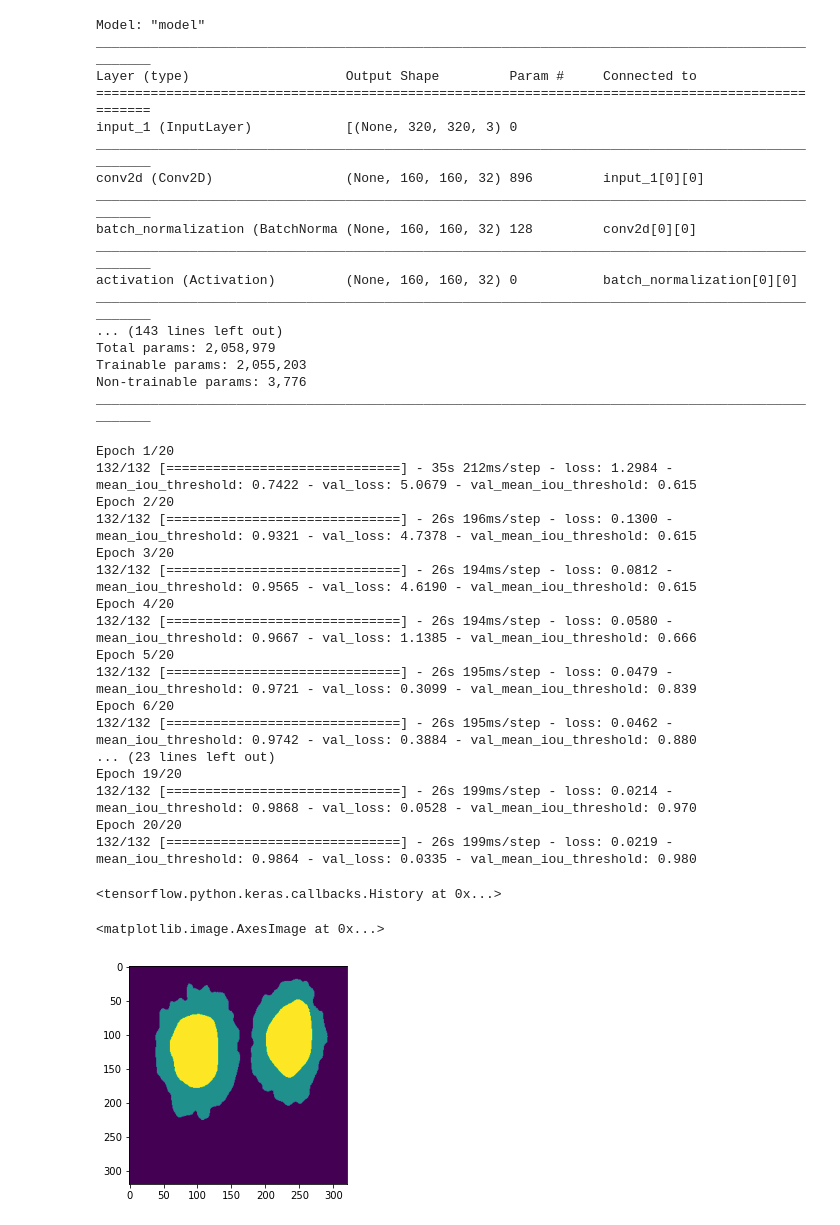
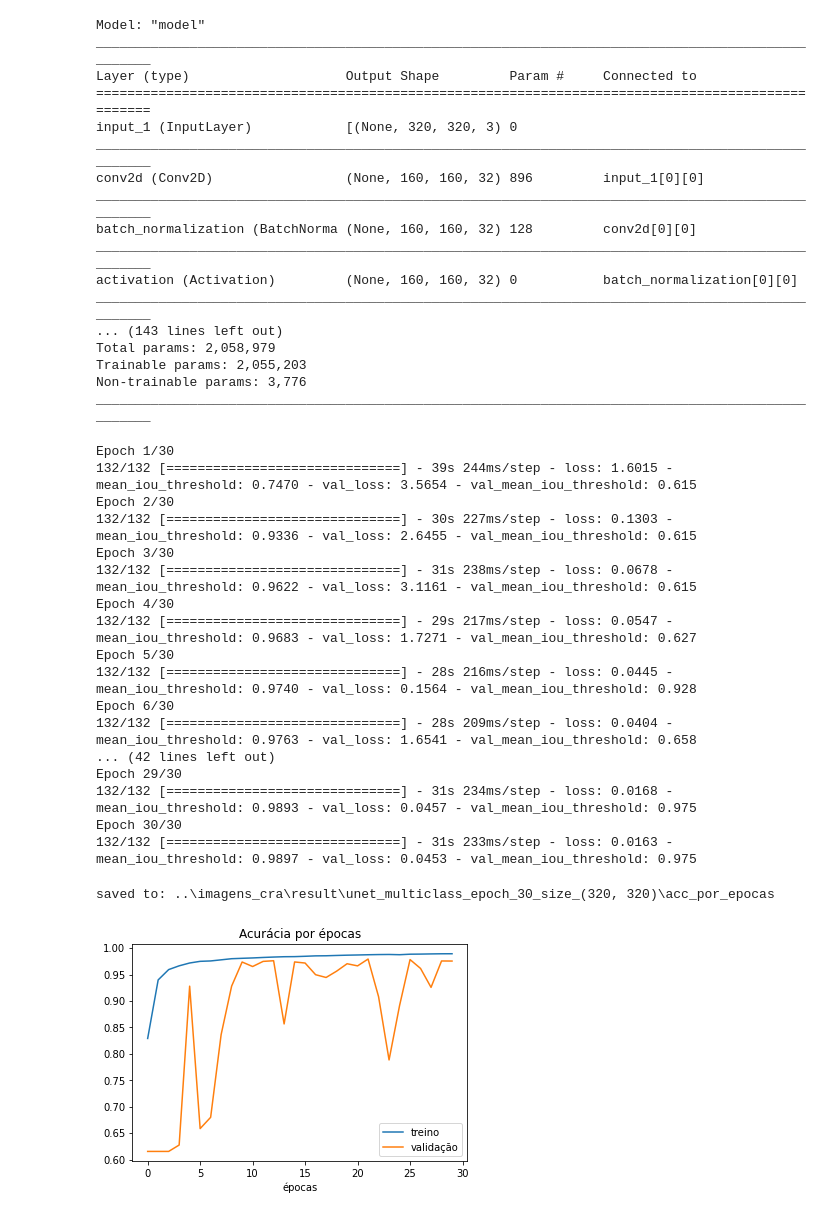
Before and after one commit to viniciusCSreis/ufu-tcc, a Jupyter notebook: Unet -cra_multiclass.ipynb, the cells around one changed output. Drawn from its saved outputs; the diff is of its cells as text; code cells hidden in the pictures.

Commit message:
fix multiclass

```diff
--- a/Unet -cra_multiclass.ipynb
+++ b/Unet -cra_multiclass.ipynb
@@ -18,7 +18,7 @@ kernel_size=(3, 3)
 padding="same"
 strides=1
 image_size = (320, 320)
-epochs = 20
+epochs = 30
 batch_size= 4
 num_classes = 3
 validation_split= 0.2
@@ -110,26 +110,25 @@ callbacks = [
 ]
 
 # Train the model, doing validation at the end of each epoch.
-model.fit(trainImgs, validImgs,
+history = model.fit(trainImgs, validImgs,
           epochs=epochs, callbacks=callbacks,
           validation_split=validation_split, batch_size=batch_size
 )
 # %% [output]
-Epoch 1/20
-132/132 [==============================] - 35s 212ms/step - loss: 1.2984 - mean_iou_threshold: 0.7422 - val_loss: 5.0679 - val_mean_iou_threshold: 0.615
-Epoch 2/20
-132/132 [==============================] - 26s 196ms/step - loss: 0.1300 - mean_iou_threshold: 0.9321 - val_loss: 4.7378 - val_mean_iou_threshold: 0.615
-Epoch 3/20
-132/132 [==============================] - 26s 194ms/step - loss: 0.0812 - mean_iou_threshold: 0.9565 - val_loss: 4.6190 - val_mean_iou_threshold: 0.615
-Epoch 4/20
-132/132 [==============================] - 26s 194ms/step - loss: 0.0580 - mean_iou_threshold: 0.9667 - val_loss: 1.1385 - val_mean_iou_threshold: 0.666
-Epoch 5/20
-132/132 [==============================] - 26s 195ms/step - loss: 0.0479 - mean_iou_threshold: 0.9721 - val_loss: 0.3099 - val_mean_iou_threshold: 0.839
-Epoch 6/20
-132/132 [==============================] - 26s 195ms/step - loss: 0.0462 - mean_iou_threshold: 0.9742 - val_loss: 0.3884 - val_mean_iou_threshold: 0.880
-... (23 lines left out)
-Epoch 19/20
-132/132 [==============================] - 26s 199ms/step - loss: 0.0214 - mean_iou_threshold: 0.9868 - val_loss: 0.0528 - val_mean_iou_threshold: 0.970
-Epoch 20/20
-132/132 [==============================] - 26s 199ms/step - loss: 0.0219 - mean_iou_threshold: 0.9864 - val_loss: 0.0335 - val_mean_iou_threshold: 0.980
+Epoch 1/30
+132/132 [==============================] - 39s 244ms/step - loss: 1.6015 - mean_iou_threshold: 0.7470 - val_loss: 3.5654 - val_mean_iou_threshold: 0.615
+Epoch 2/30
+132/132 [==============================] - 30s 227ms/step - loss: 0.1303 - mean_iou_threshold: 0.9336 - val_loss: 2.6455 - val_mean_iou_threshold: 0.615
+Epoch 3/30
+132/132 [==============================] - 31s 238ms/step - loss: 0.0678 - mean_iou_threshold: 0.9622 - val_loss: 3.1161 - val_mean_iou_threshold: 0.615
+Epoch 4/30
+132/132 [==============================] - 29s 217ms/step - loss: 0.0547 - mean_iou_threshold: 0.9683 - val_loss: 1.7271 - val_mean_iou_threshold: 0.627
+Epoch 5/30
+132/132 [==============================] - 28s 216ms/step - loss: 0.0445 - mean_iou_threshold: 0.9740 - val_loss: 0.1564 - val_mean_iou_threshold: 0.928
+Epoch 6/30
+132/132 [==============================] - 28s 209ms/step - loss: 0.0404 - mean_iou_threshold: 0.9763 - val_loss: 1.6541 - val_mean_iou_threshold: 0.658
+... (42 lines left out)
+Epoch 29/30
+132/132 [==============================] - 31s 234ms/step - loss: 0.0168 - mean_iou_threshold: 0.9893 - val_loss: 0.0457 - val_mean_iou_threshold: 0.975
+Epoch 30/30
+132/132 [==============================] - 31s 233ms/step - loss: 0.0163 - mean_iou_threshold: 0.9897 - val_loss: 0.0453 - val_mean_iou_threshold: 0.975
-<tensorflow.python.keras.callbacks.History at 0x...>
@@ -141,13 +135,7 @@ pred_imgs = model.predict(np.array([trainImgs[0]]))
-# %%
-pred_img = pred_imgs[0]
-pred_img[pred_img <= 0.5] = 0
-pred_img[pred_img > 0.5] = 1
-pred_img_2 = np.zeros((pred_img.shape[0], pred_img.shape[1]))
-
-pred_img_2[pred_img[:, :, 1] == 1] = 128
-pred_img_2[pred_img[:, :, 2] == 1] = 256
-
-plt.imshow(pred_img_2)
-# %% [output]
-<matplotlib.image.AxesImage at 0x...>
-[figure, removed]
+# %%
+tf.keras.backend.clear_session()
+internal_saver = Saver(model, history, base_output_path)
+internal_saver.save_metrics(metric_name)
+# %% [output]
+saved to: ..\imagens_cra\result\unet_multiclass_epoch_30_size_(320, 320)\acc_por_epocas
+[figure, added]
```
Also changed, not shown: parts of 4 cells of this notebook, 3 other files.
